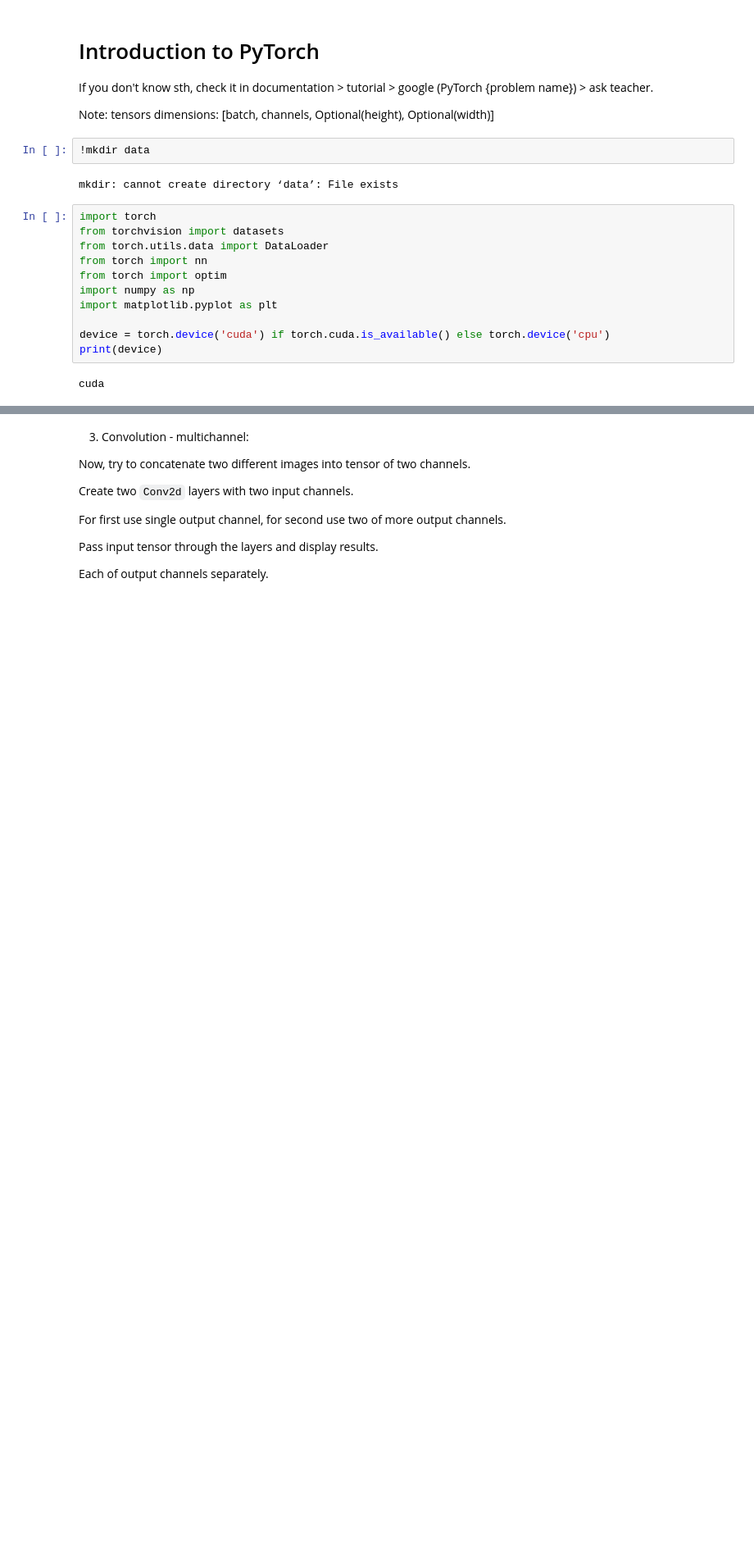
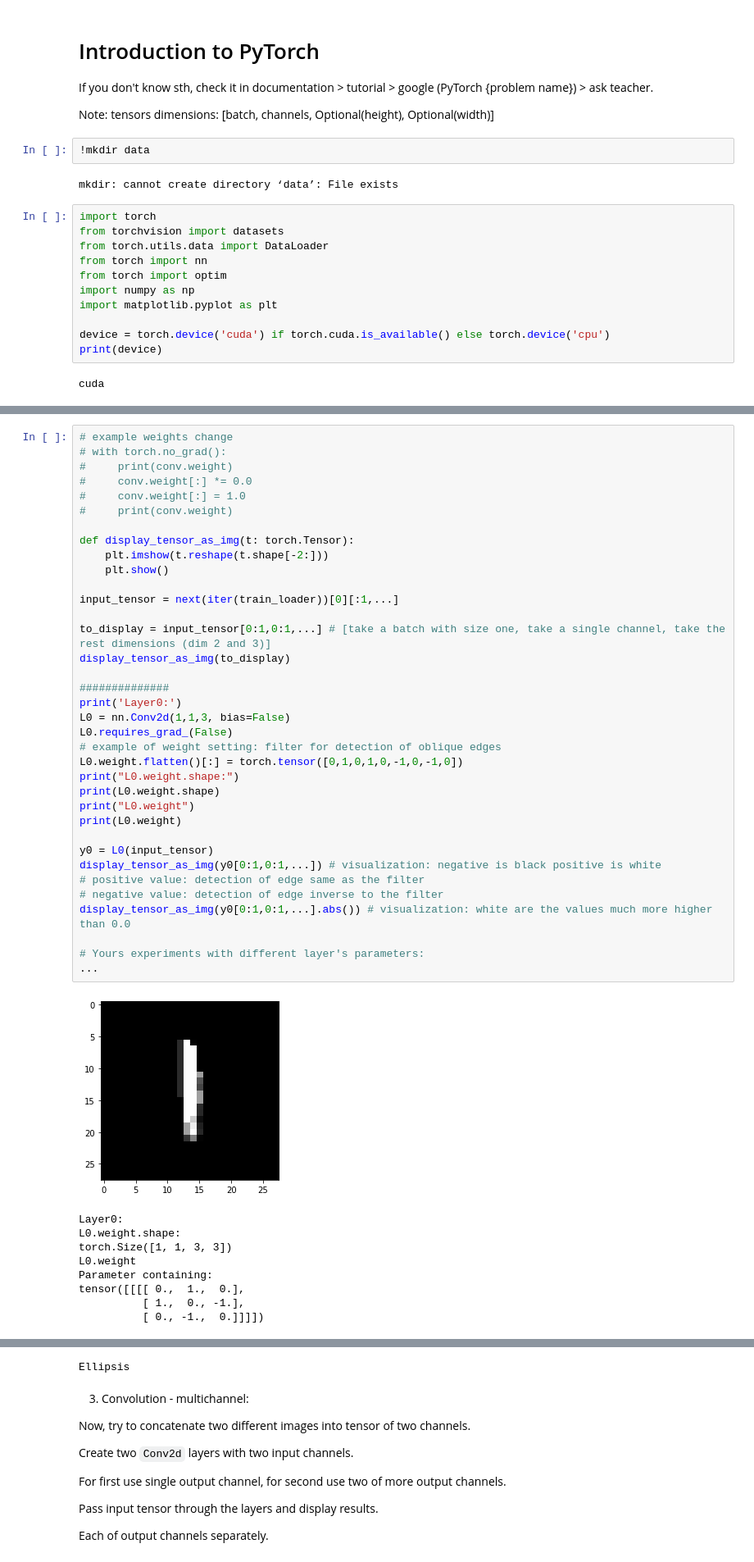
Before and after one commit to MichalMachura/AGH-EmbeddedAI, a Jupyter notebook: lab_3/notebook.ipynb, the cells around one changed output, grey strips where cells are left out. Shown at 82% size. Saved outputs shown, nothing was run; the diff lists cells and outputs as text; blank space fills up the shorter version.

```diff
--- a/lab_3/notebook.ipynb
+++ b/lab_3/notebook.ipynb
@@ -131,0 +122,46 @@ tensor([[[[1., 1., 1.],
+# %%
+# example weights change
+# with torch.no_grad():
+#     print(conv.weight)
+#     conv.weight[:] *= 0.0
+#     conv.weight[:] = 1.0
+#     print(conv.weight)
+
+def display_tensor_as_img(t: torch.Tensor):
+    plt.imshow(t.reshape(t.shape[-2:]))
+    plt.show()
+
+input_tensor = next(iter(train_loader))[0][:1,...]
+
+to_display = input_tensor[0:1,0:1,...] # [take a batch with size one, take a single channel, take the rest dimensions (dim 2 and 3)]
+display_tensor_as_img(to_display)
+
+##############
+print('Layer0:')
+L0 = nn.Conv2d(1,1,3, bias=False)
+L0.requires_grad_(False)
+# example of weight setting: filter for detection of oblique edges
+L0.weight.flatten()[:] = torch.tensor([0,1,0,1,0,-1,0,-1,0])
+print("L0.weight.shape:")
+print(L0.weight.shape)
+print("L0.weight")
+print(L0.weight)
+
+y0 = L0(input_tensor)
+display_tensor_as_img(y0[0:1,0:1,...]) # visualization: negative is black positive is white
+# positive value: detection of edge same as the filter
+# negative value: detection of edge inverse to the filter
+display_tensor_as_img(y0[0:1,0:1,...].abs()) # visualization: white are the values much more higher than 0.0
+
+# Yours experiments with different layer's parameters:
+...
+# %% [output]
+[figure, added]
+Layer0:
+L0.weight.shape:
+torch.Size([1, 1, 3, 3])
+L0.weight
+Parameter containing:
+tensor([[[[ 0.,  1.,  0.],
+          [ 1.,  0., -1.],
+          [ 0., -1.,  0.]]]])
@@ -132,3 +170,4 @@ tensor([[[[1., 1., 1.],
+Ellipsis
 # %% [markdown]
 3. Convolution - multichannel:
 
```
Also changed, not shown: parts of 8 cells of this notebook.
